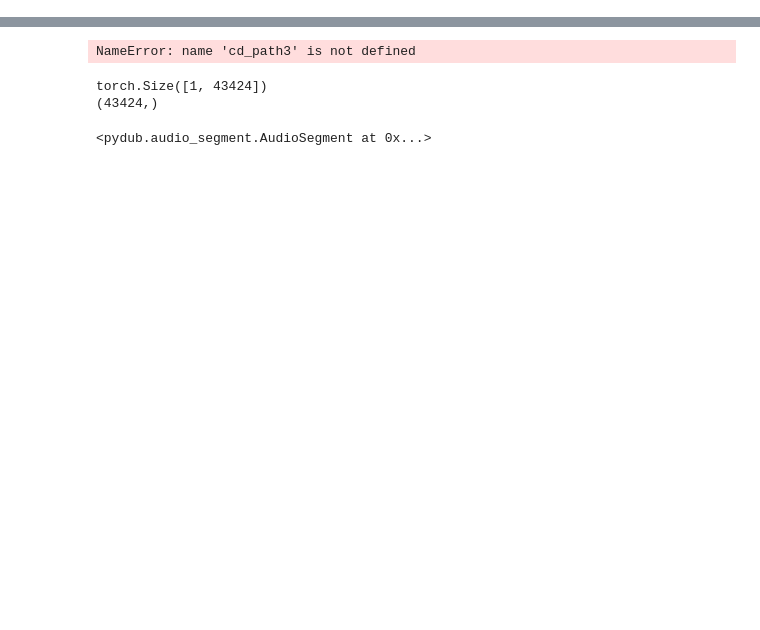
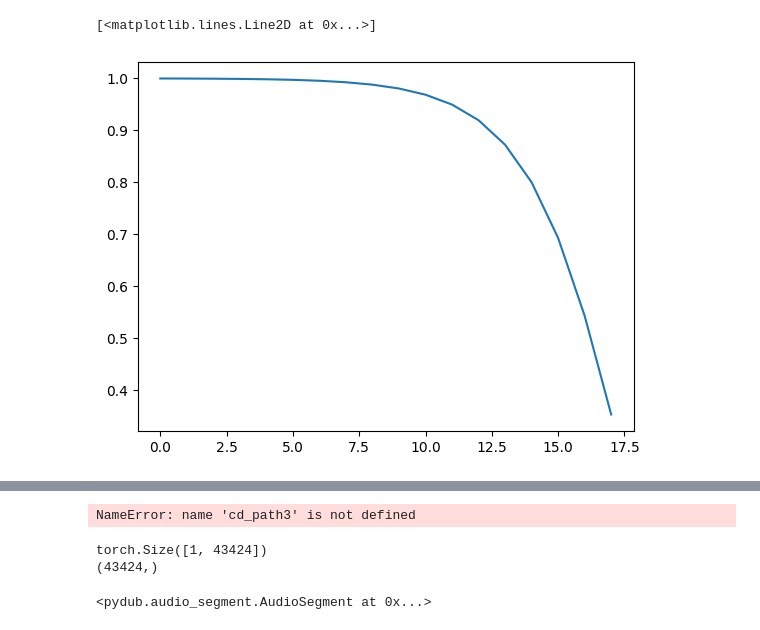
Before and after one commit to ephiephi/CDiffuSE, a Jupyter notebook: playing.ipynb, the cells around one changed output, grey strips where cells are left out. Saved outputs shown, nothing was run; the diff lists cells and outputs as text; code cells hidden in the pictures; blank space fills up the shorter version.

```diff
--- a/playing.ipynb
+++ b/playing.ipynb
@@ -11,0 +108,7 @@ from pydub import AudioSegment
+# %%
+alpha = 1 - np.array(inference_noise_schedule_log)
+alpha_cum = np.cumprod(alpha)
+plt.plot(alpha_cum)
+# %% [output]
+[<matplotlib.lines.Line2D at 0x...>]
+[figure, added]
```
Also changed, not shown: parts of 38 cells of this notebook, 2 other files.
